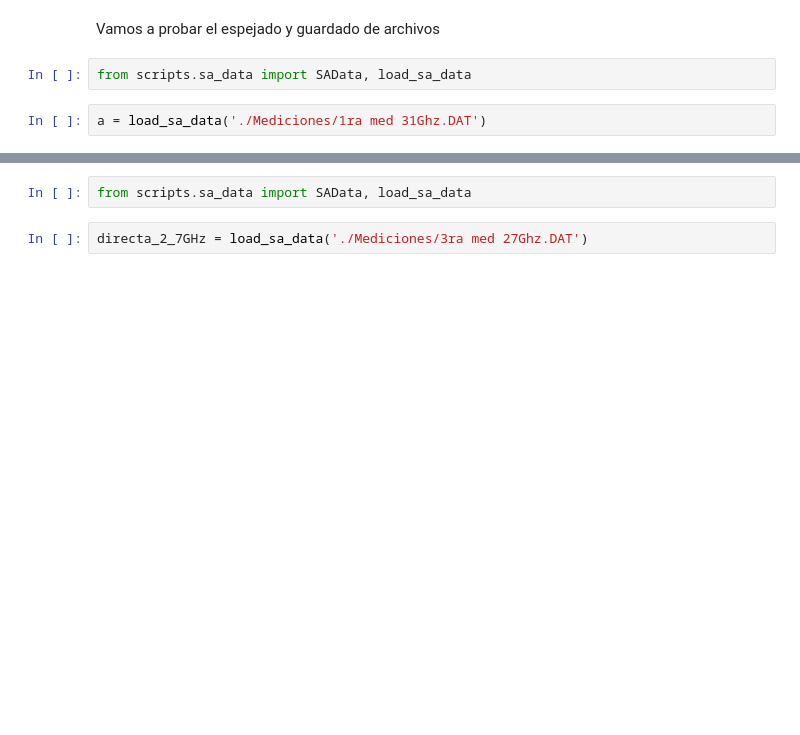
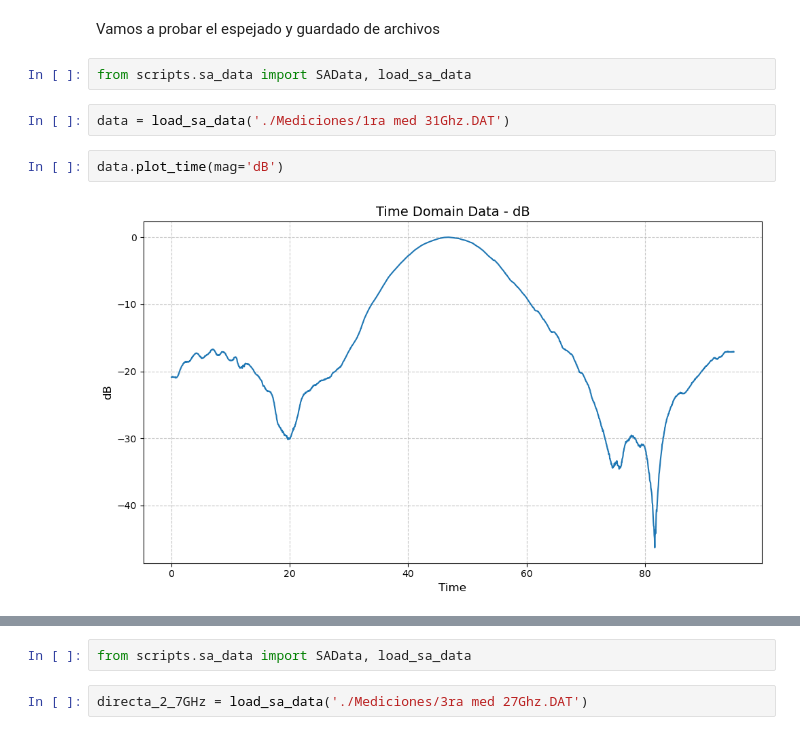
Before and after one commit to SimonAulet/antenas_lab2, a Jupyter notebook: Preprocesado.ipynb, the cells around one changed output, grey strips where cells are left out. Drawn from its saved outputs; the diff is of its cells as text; blank space fills up the shorter version.

```diff
--- a/Preprocesado.ipynb
+++ b/Preprocesado.ipynb
@@ -17,6 +17,10 @@ Vamos a probar el espejado y guardado de archivos
 # %%
 from scripts.sa_data import SAData, load_sa_data
 # %%
-a = load_sa_data('./Mediciones/1ra med 31Ghz.DAT')
+data = load_sa_data('./Mediciones/1ra med 31Ghz.DAT')
+# %%
+data.plot_time(mag='dB')
+# %% [output]
+[figure, added]
 # %%
 # Sin desplazamientos
```
Also changed, not shown: parts of 1 cell of this notebook, 2 other files.
